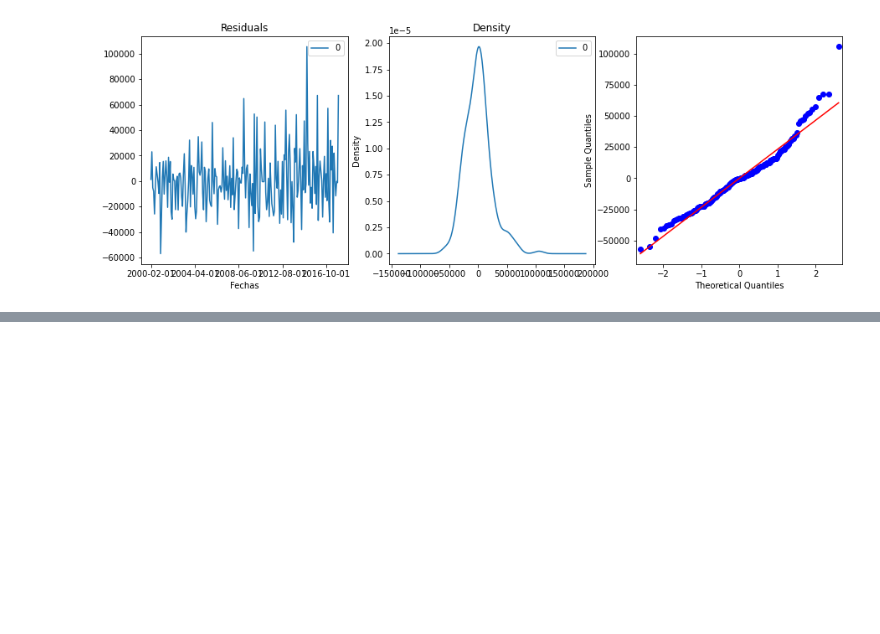
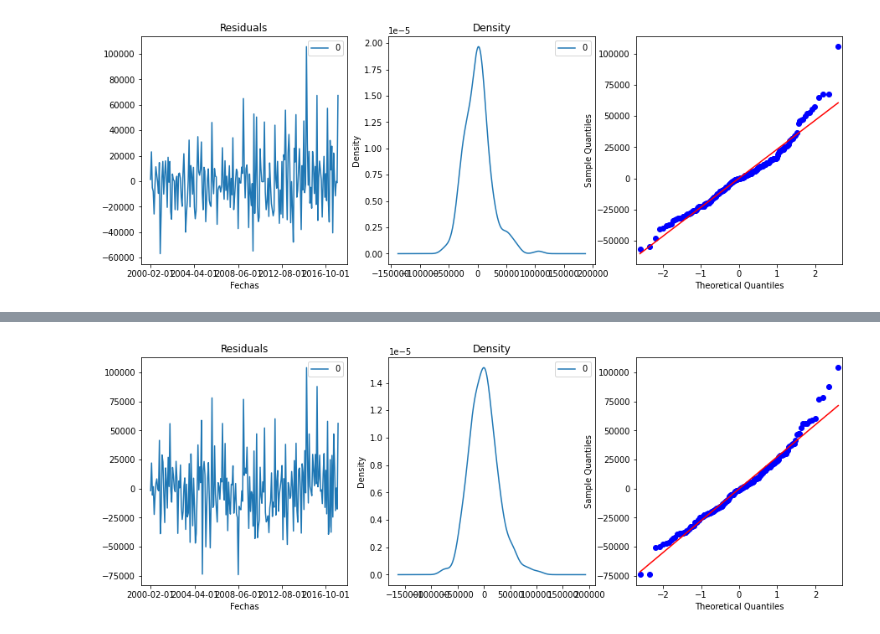
Before and after one commit to karinaValladares/cc3006-Lab-1, a Jupyter notebook: Lab2.ipynb, the cells around one changed output, grey strips where cells are left out. Cells and saved outputs as stored; diff of their text form; code cells hidden in the pictures; blank space fills up the shorter version.

```diff
--- a/Lab2.ipynb
+++ b/Lab2.ipynb
@@ -1169,0 +1271,2 @@ plt.show()
+# %%
+data_con["GasolinaSuper"] = np.exp(data_con["GasolinaSuper"]).dropna()
@@ -1170,4 +1279,4 @@ plt.show()
 # %%
 modelsupercon = ARIMA(data_con["GasolinaSuper"].dropna(), order=(1,1,2))
-model_fit_sup_con = modelsupercon.fit(disp=0)
-print(model_fit_sup_con.summary())
+model_fit_super_con = modelsupercon.fit(disp=0)
+print(model_fit_super_con.summary())
@@ -1174,7 +1337,11 @@ print(model_fit_sup_con.summary())
 # %%
 # Plot residual errors
-residuals = pd.DataFrame(model_fit_sup_con.resid)
-fig, ax = plt.subplots(1,2, figsize = (15,5))
+residuals = pd.DataFrame(model_fit_super_con.resid)
+fig, ax = plt.subplots(1,3, figsize = (15,5))
 residuals.plot(title="Residuals", ax=ax[0])
 residuals.plot(kind='kde', title='Density', ax=ax[1])
+sm.qqplot(residuals[0], line = "s", ax = ax[2])
+
 plt.show()
+# %% [output]
+[figure, added]
```
Also changed, not shown: parts of 80 cells of this notebook.
